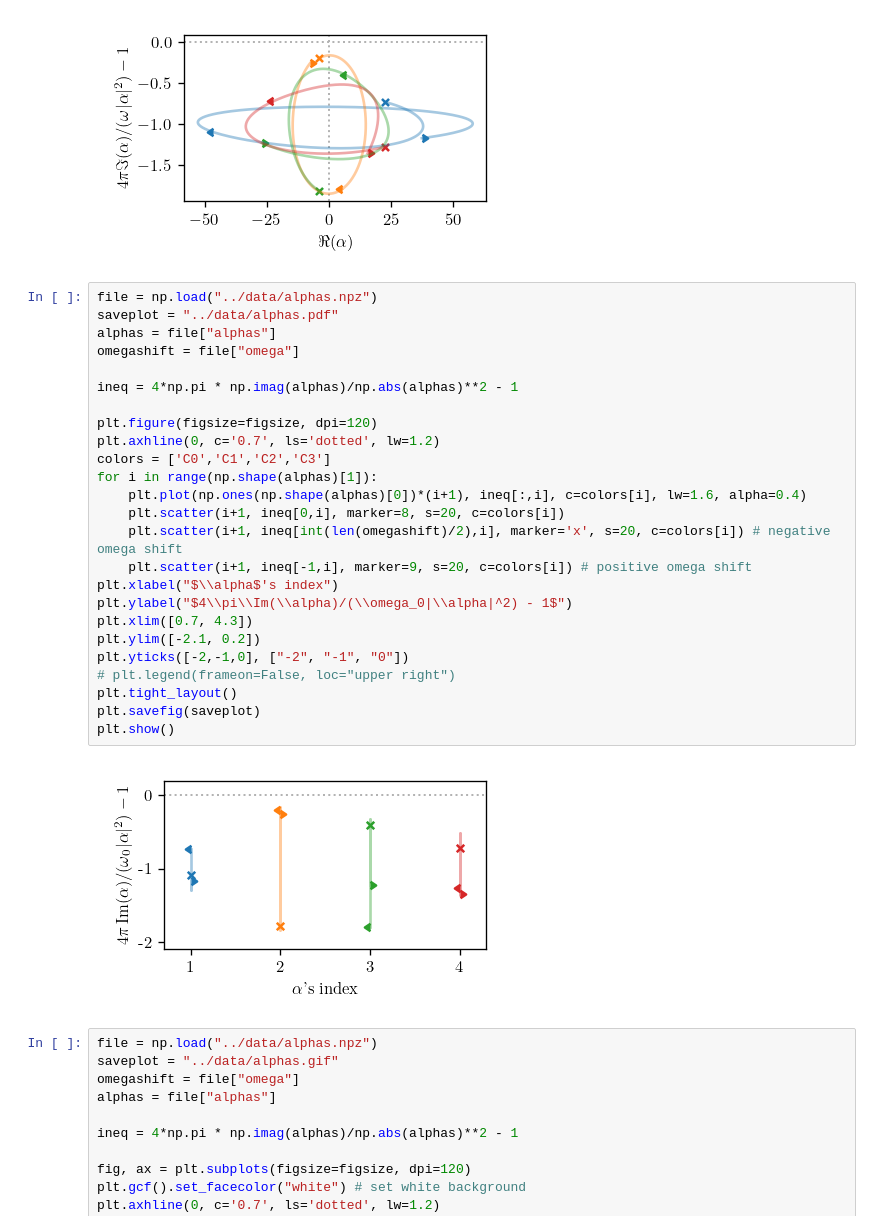
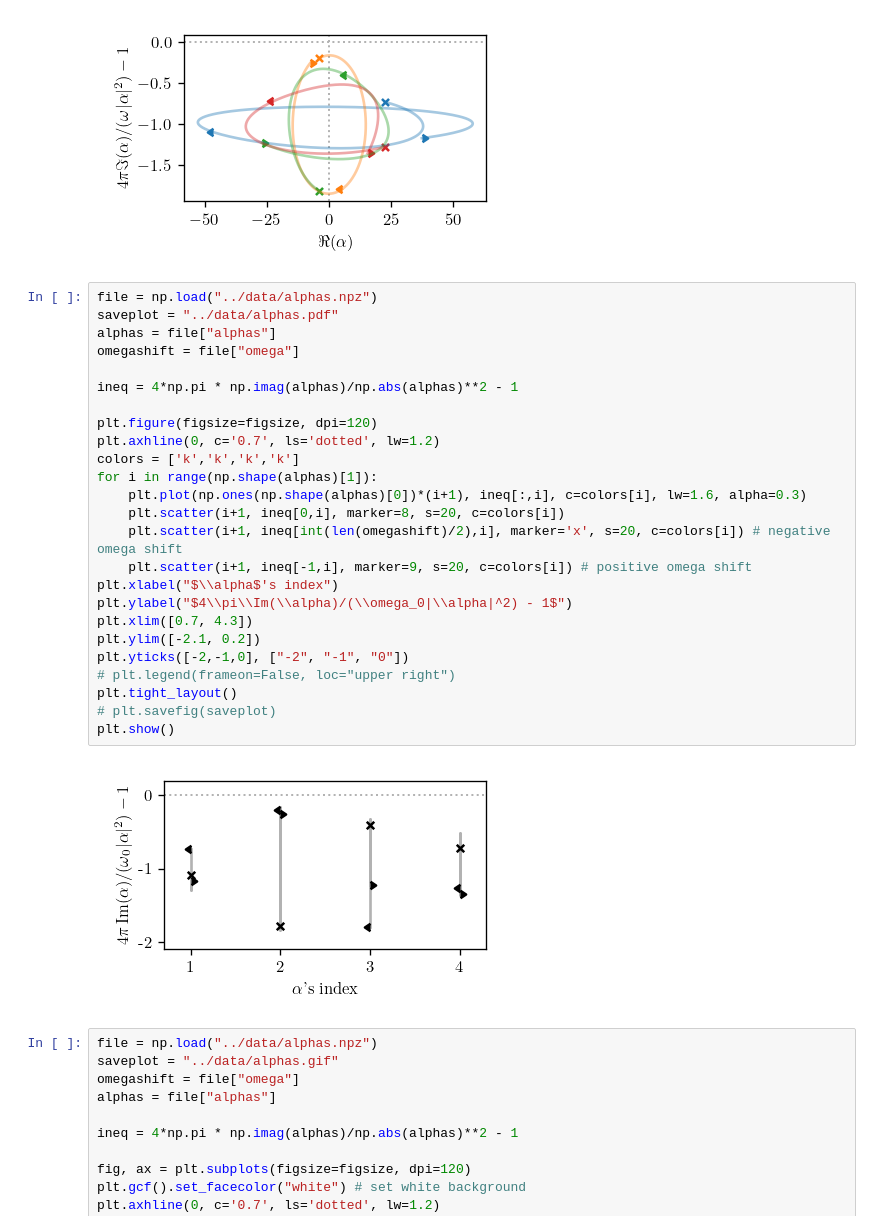
Before and after one commit to mekise/graph-theory-dda, a Jupyter notebook: notebooks/plot_paper.ipynb, the cells around one changed output. Cells and saved outputs as stored; diff of their text form.

Commit message:
Grayscale for plot of alphas wrt complex omega

```diff
--- a/notebooks/plot_paper.ipynb
+++ b/notebooks/plot_paper.ipynb
@@ -543,30 +543,30 @@ plt.show()
 # %%
 file = np.load("../data/alphas.npz")
 saveplot = "../data/alphas.pdf"
 alphas = file["alphas"]
 omegashift = file["omega"]
 
 ineq = 4*np.pi * np.imag(alphas)/np.abs(alphas)**2 - 1
 
 plt.figure(figsize=figsize, dpi=120)
 plt.axhline(0, c='0.7', ls='dotted', lw=1.2)
-colors = ['C0','C1','C2','C3']
+colors = ['k','k','k','k']
 for i in range(np.shape(alphas)[1]):
-    plt.plot(np.ones(np.shape(alphas)[0])*(i+1), ineq[:,i], c=colors[i], lw=1.6, alpha=0.4)
+    plt.plot(np.ones(np.shape(alphas)[0])*(i+1), ineq[:,i], c=colors[i], lw=1.6, alpha=0.3)
     plt.scatter(i+1, ineq[0,i], marker=8, s=20, c=colors[i])
     plt.scatter(i+1, ineq[int(len(omegashift)/2),i], marker='x', s=20, c=colors[i]) # negative omega shift
     plt.scatter(i+1, ineq[-1,i], marker=9, s=20, c=colors[i]) # positive omega shift
 plt.xlabel("$\\alpha$'s index")
 plt.ylabel("$4\\pi\\Im(\\alpha)/(\\omega_0|\\alpha|^2) - 1$")
 plt.xlim([0.7, 4.3])
 plt.ylim([-2.1, 0.2])
 plt.yticks([-2,-1,0], ["-2", "-1", "0"])
 # plt.legend(frameon=False, loc="upper right")
 plt.tight_layout()
-plt.savefig(saveplot)
+# plt.savefig(saveplot)
 plt.show()
 # %% [output]
-[figure, old version]
+[figure, new version]
 # %%
 file = np.load("../data/alphas.npz")
 saveplot = "../data/alphas.gif"
```
